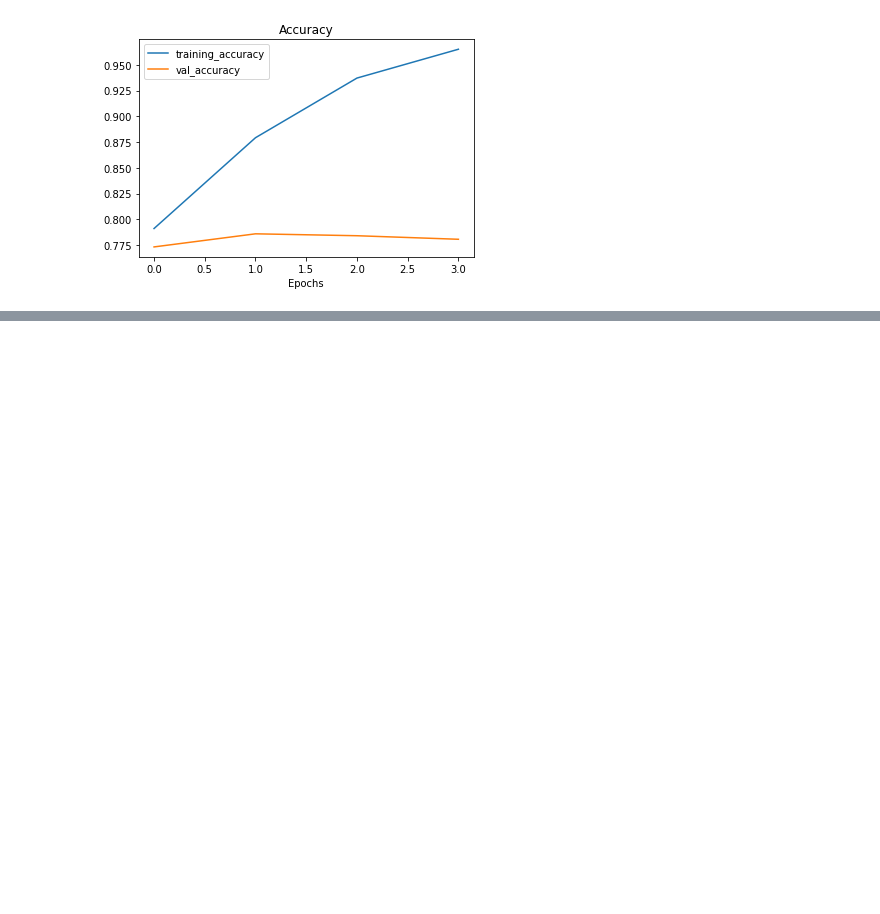
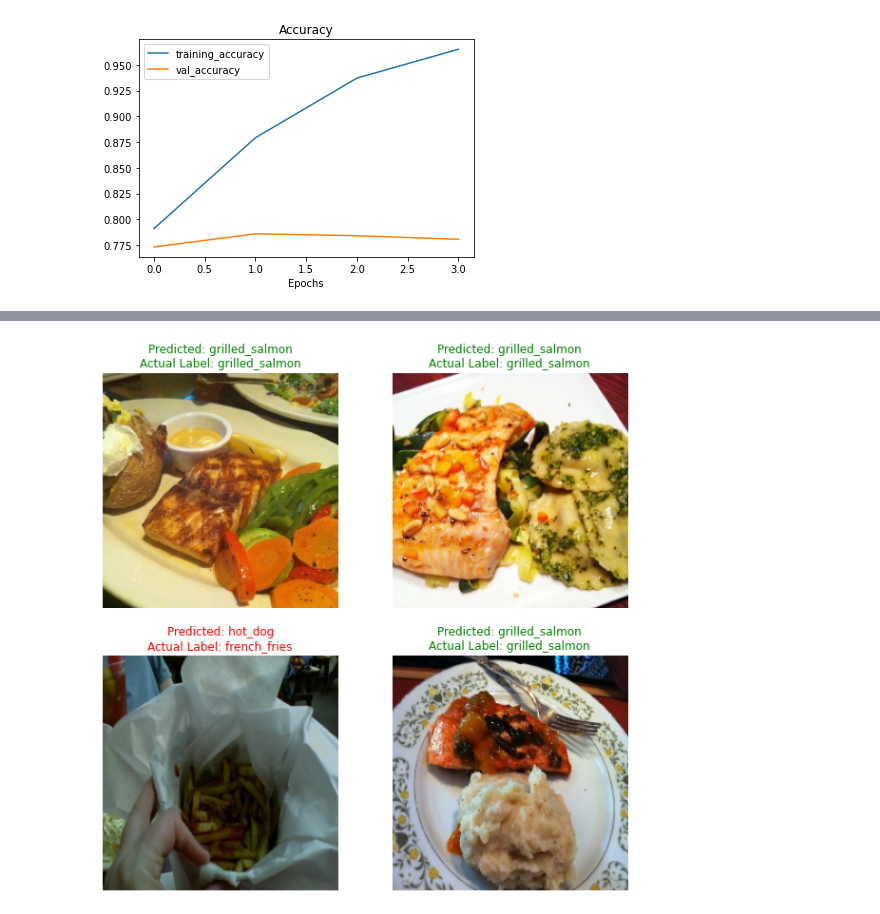
Before and after one commit to AlanAltonchi/projects, a Jupyter notebook: machine_learning/food_vision_challenge.ipynb, the cells around one changed output, grey strips where cells are left out. Saved outputs shown, nothing was run; the diff lists cells and outputs as text; code cells hidden in the pictures; blank space fills up the shorter version.

```diff
--- a/machine_learning/food_vision_challenge.ipynb
+++ b/machine_learning/food_vision_challenge.ipynb
@@ -253,0 +256,2 @@ plot_loss_curves(history_1_fine_tuning)
+# %%
+model.load_weights(checkpoint_path_fine_tuning)
@@ -253,0 +260,2 @@ plot_loss_curves(history_1_fine_tuning)
+# %%
+preds = model.predict(val_data)
@@ -253,0 +264,2 @@ plot_loss_curves(history_1_fine_tuning)
+# %%
+y_labels = [label.numpy() for image, label in val_data.unbatch()]
@@ -253,0 +330,13 @@ plot_loss_curves(history_1_fine_tuning)
+# %%
+images = [image for image, label in val_data.unbatch()]
+# %%
+import random
+plt.figure(figsize=(10,10))
+for i in range(4):
+    plt.subplot(2,2,i+1)
+    check_image = random.randint(0,len(images))
+    plt.imshow(tf.cast(images[check_image],tf.int32))
+    plt.title(f"Predicted: {class_names[preds[check_image]]}\nActual Label: {class_names[y_labels[check_image]]}",color='g' if preds[check_image] == y_labels[check_image] else 'r')
+    plt.axis(False);
+# %% [output]
+[figure, added]
```
Also changed, not shown: parts of 11 cells of this notebook.
